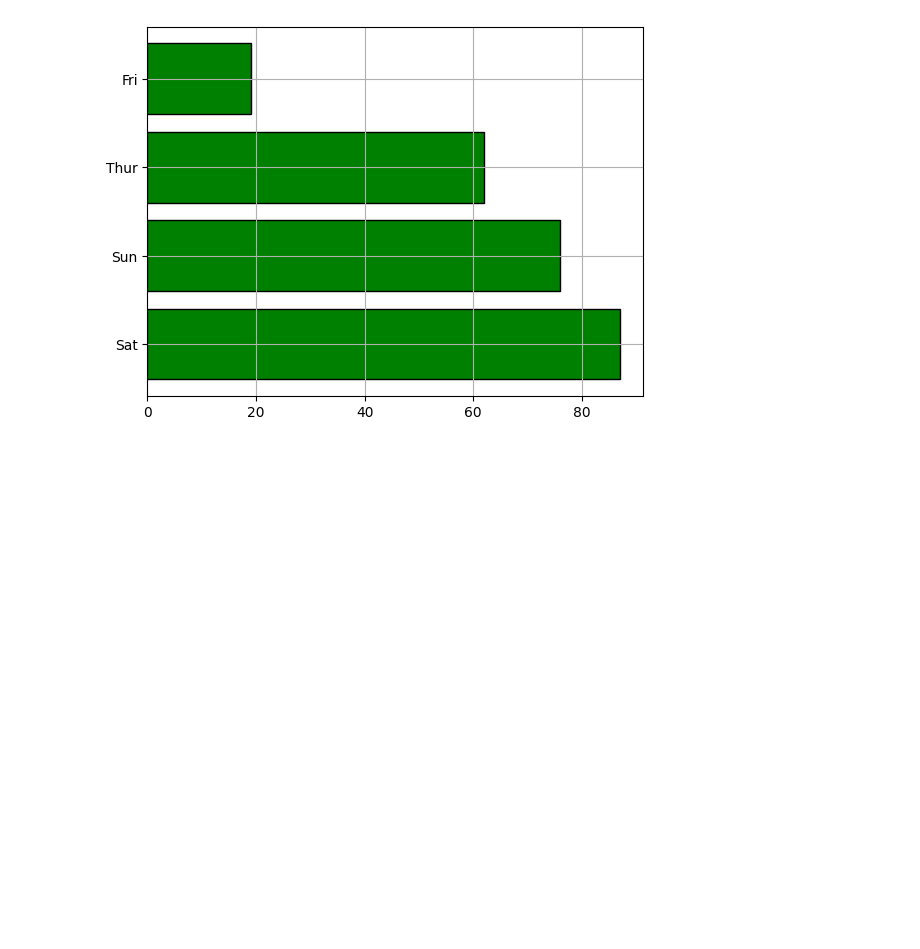
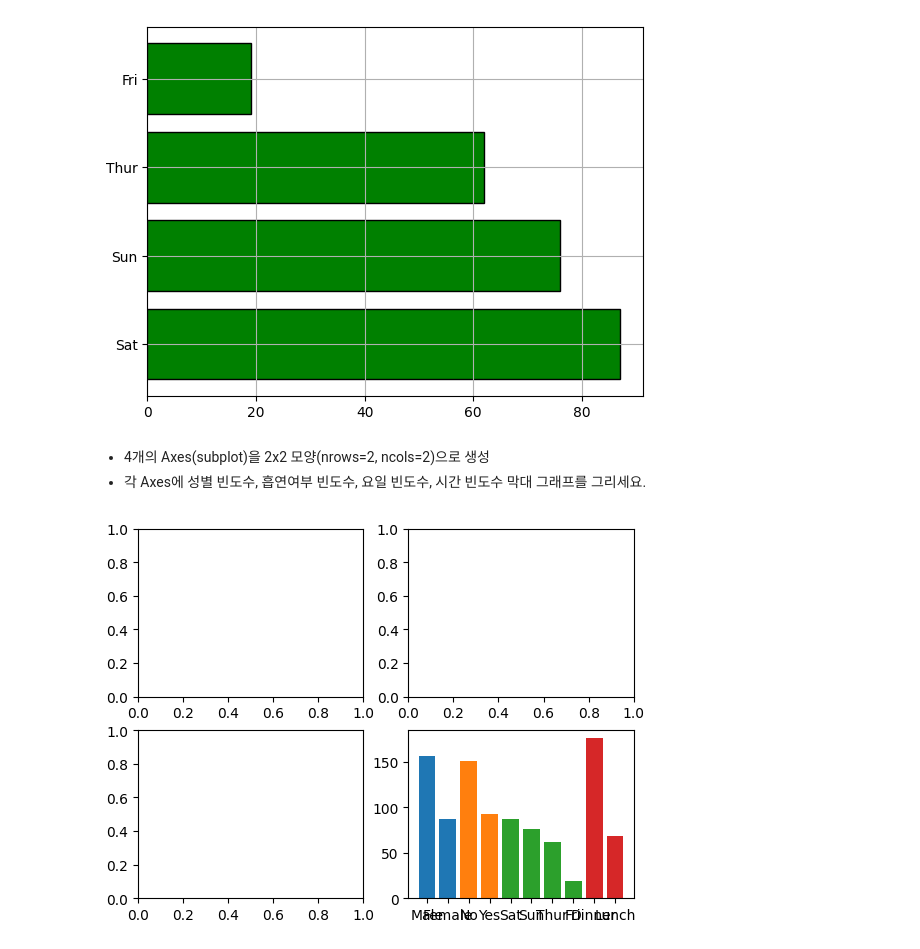
Before and after one commit to Sjleerodls/Data_Analysis, a Jupyter notebook: lab_da/da04_matplotlib_py.ipynb, the cells around one changed output. Drawn from its saved outputs; the diff is of its cells as text; code cells hidden in the pictures; blank space fills up the shorter version.

```diff
--- a/lab_da/da04_matplotlib_py.ipynb
+++ b/lab_da/da04_matplotlib_py.ipynb
@@ -458,3 +458,27 @@ plt.grid()
 plt.show()
 # %% [output]
 [figure]
+# %% [markdown]
+* 4개의 Axes(subplot)을 2x2 모양(nrows=2, ncols=2)으로 생성
+* 각 Axes에 성별 빈도수, 흡연여부 빈도수, 요일 빈도수, 시간 빈도수 막대 그래프를 그리세요.
+# %%
+fig, axis = plt.subplots(nrows=2, ncols=2)
+
+sex_count = tips.sex.value_counts()
+smoke_count = tips['smoker'].value_counts()
+day_count = tips['day'].value_counts()
+time_count = tips.time.value_counts()
+
+axis[0][0] = plt.bar(x=sex_count.index,
+               height=sex_count.values)
+axis[0][0] = plt.bar(x=smoke_count.index,
+                  height=smoke_count.values)
+axis[0][0] = plt.bar(x=day_count.index,
+                     height=day_count.values)
+axis[1][1] = plt.bar(x=time_count.index,
+                     height=time_count.values)
+
+
+plt.show()
+# %% [output]
+[figure, added]
```
Also changed, not shown: parts of 11 cells of this notebook.
